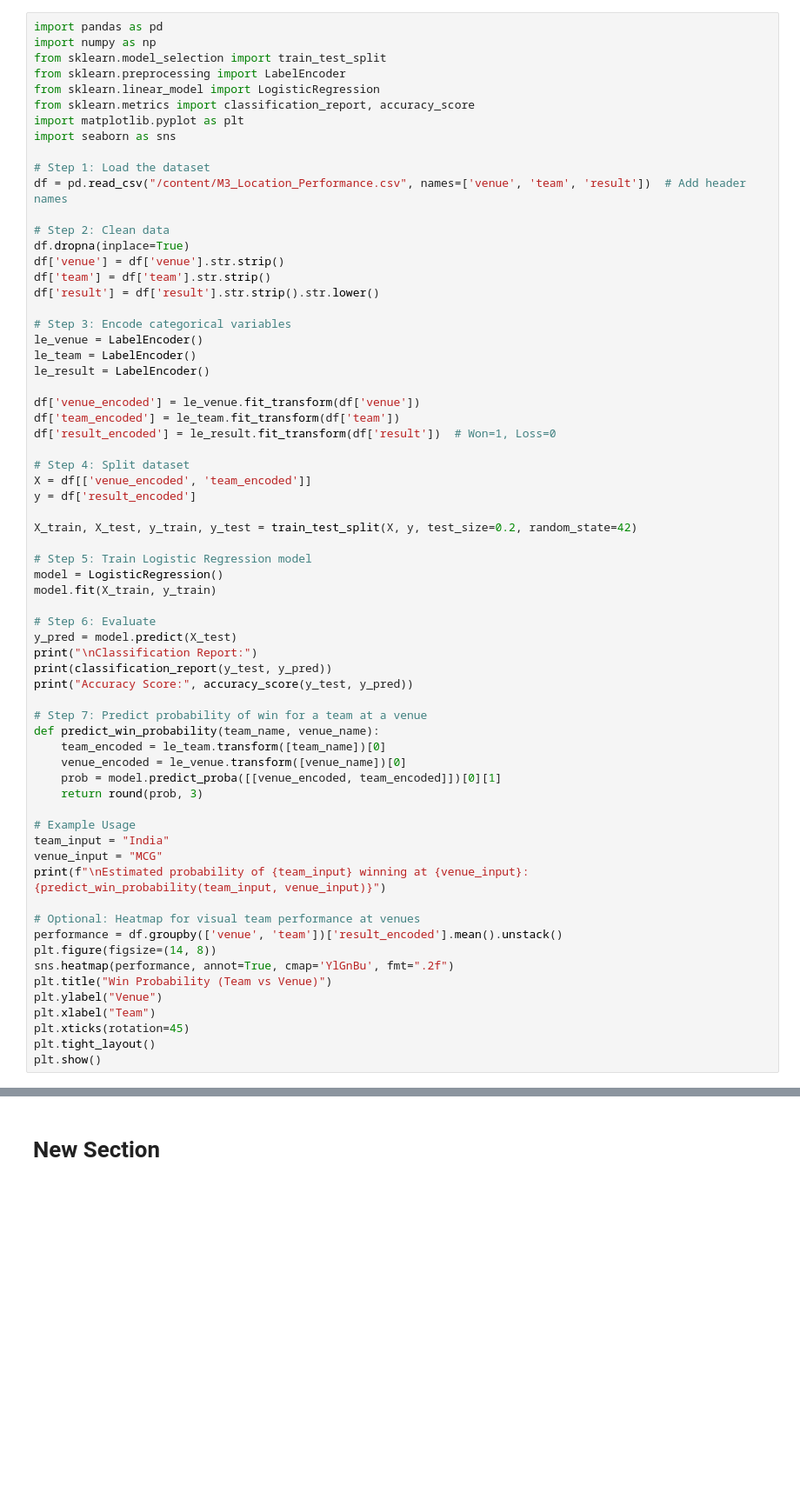
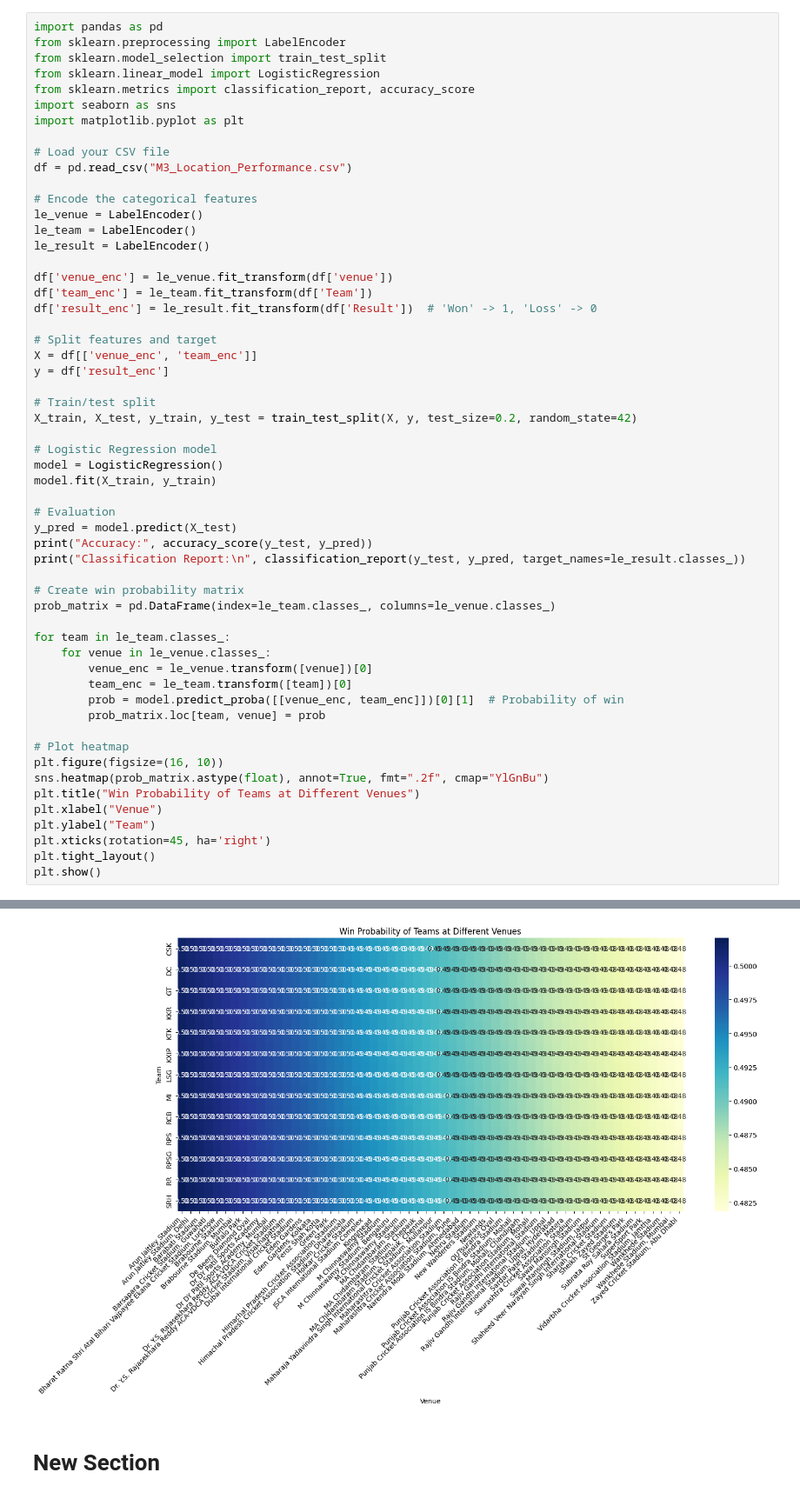
Before and after one commit to PriyanshuJoshi1982/IPL-Prediction, a Jupyter notebook: Location_Team_Performance.ipynb, the cells around one changed output, grey strips where cells are left out. Shown at 87% size. Saved outputs shown, nothing was run; the diff lists cells and outputs as text; blank space fills up the shorter version.

```diff
--- a/Location_Team_Performance.ipynb
+++ b/Location_Team_Performance.ipynb
@@ -2,68 +2,58 @@
 <a href="https://colab.research.google.com/github/PriyanshuJoshi1982/IPL-Prediction/blob/main/Location_Team_Performance.ipynb" target="_parent"><img src="https://colab.research.google.com/assets/colab-badge.svg" alt="Open In Colab"/></a>
 # %%
 import pandas as pd
-import numpy as np
+from sklearn.preprocessing import LabelEncoder
 from sklearn.model_selection import train_test_split
-from sklearn.preprocessing import LabelEncoder
 from sklearn.linear_model import LogisticRegression
 from sklearn.metrics import classification_report, accuracy_score
+import seaborn as sns
 import matplotlib.pyplot as plt
-import seaborn as sns
 
-# Step 1: Load the dataset
-df = pd.read_csv("/content/M3_Location_Performance.csv", names=['venue', 'team', 'result'])  # Add header names
+# Load your CSV file
+df = pd.read_csv("M3_Location_Performance.csv")
 
-# Step 2: Clean data
-df.dropna(inplace=True)
-df['venue'] = df['venue'].str.strip()
-df['team'] = df['team'].str.strip()
-df['result'] = df['result'].str.strip().str.lower()
-
-# Step 3: Encode categorical variables
+# Encode the categorical features
 le_venue = LabelEncoder()
 le_team = LabelEncoder()
 le_result = LabelEncoder()
 
-df['venue_encoded'] = le_venue.fit_transform(df['venue'])
-df['team_encoded'] = le_team.fit_transform(df['team'])
-df['result_encoded'] = le_result.fit_transform(df['result'])  # Won=1, Loss=0
+df['venue_enc'] = le_venue.fit_transform(df['venue'])
+df['team_enc'] = le_team.fit_transform(df['Team'])
+df['result_enc'] = le_result.fit_transform(df['Result'])  # 'Won' -> 1, 'Loss' -> 0
 
-# Step 4: Split dataset
-X = df[['venue_encoded', 'team_encoded']]
-y = df['result_encoded']
+# Split features and target
+X = df[['venue_enc', 'team_enc']]
+y = df['result_enc']
 
+# Train/test split
 X_train, X_test, y_train, y_test = train_test_split(X, y, test_size=0.2, random_state=42)
 
-# Step 5: Train Logistic Regression model
+# Logistic Regression model
 model = LogisticRegression()
 model.fit(X_train, y_train)
 
-# Step 6: Evaluate
+# Evaluation
 y_pred = model.predict(X_test)
-print("\nClassification Report:")
-print(classification_report(y_test, y_pred))
-print("Accuracy Score:", accuracy_score(y_test, y_pred))
+print("Accuracy:", accuracy_score(y_test, y_pred))
+print("Classification Report:\n", classification_report(y_test, y_pred, target_names=le_result.classes_))
 
-# Step 7: Predict probability of win for a team at a venue
-def predict_win_probability(team_name, venue_name):
-    team_encoded = le_team.transform([team_name])[0]
-    venue_encoded = le_venue.transform([venue_name])[0]
-    prob = model.predict_proba([[venue_encoded, team_encoded]])[0][1]
-    return round(prob, 3)
+# Create win probability matrix
+prob_matrix = pd.DataFrame(index=le_team.classes_, columns=le_venue.classes_)
 
-# Example Usage
-team_input = "India"
-venue_input = "MCG"
-print(f"\nEstimated probability of {team_input} winning at {venue_input}: {predict_win_probability(team_input, venue_input)}")
+for team in le_team.classes_:
+    for venue in le_venue.classes_:
+        venue_enc = le_venue.transform([venue])[0]
+        team_enc = le_team.transform([team])[0]
+        prob = model.predict_proba([[venue_enc, team_enc]])[0][1]  # Probability of win
+        prob_matrix.loc[team, venue] = prob
 
-# Optional: Heatmap for visual team performance at venues
-performance = df.groupby(['venue', 'team'])['result_encoded'].mean().unstack()
-plt.figure(figsize=(14, 8))
-sns.heatmap(performance, annot=True, cmap='YlGnBu', fmt=".2f")
-plt.title("Win Probability (Team vs Venue)")
-plt.ylabel("Venue")
-plt.xlabel("Team")
-plt.xticks(rotation=45)
+# Plot heatmap
+plt.figure(figsize=(16, 10))
+sns.heatmap(prob_matrix.astype(float), annot=True, fmt=".2f", cmap="YlGnBu")
+plt.title("Win Probability of Teams at Different Venues")
+plt.xlabel("Venue")
+plt.ylabel("Team")
+plt.xticks(rotation=45, ha='right')
 plt.tight_layout()
 plt.show()
 # %% [output]
@@ -82,2 +70,3 @@ ValueError: y contains previously unseen labels: 'India'
+[figure, added]
 # %% [markdown]
 # New Section
```
Also changed, not shown: parts of 1 cell of this notebook.
